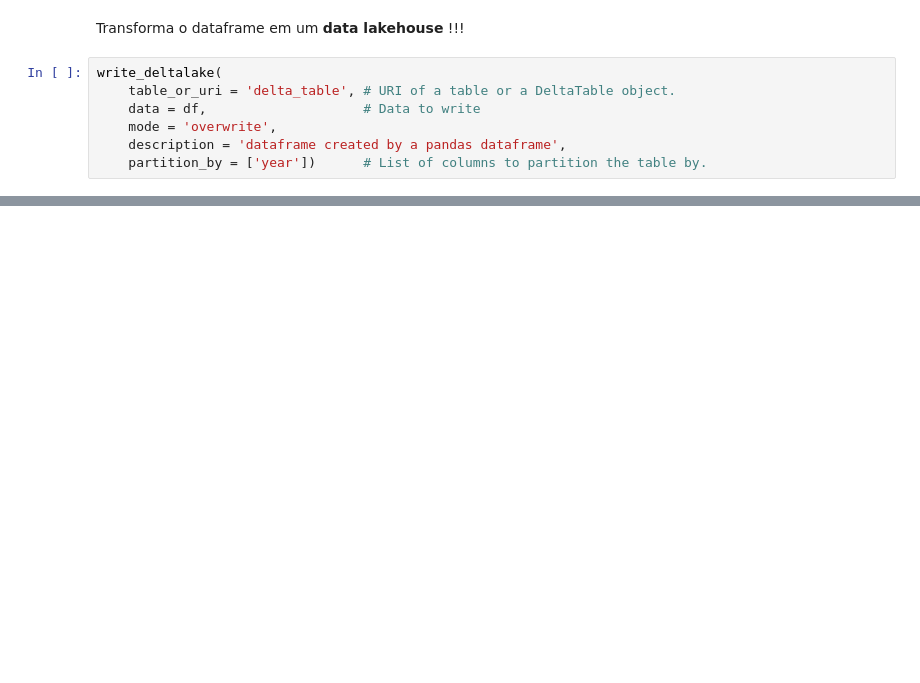
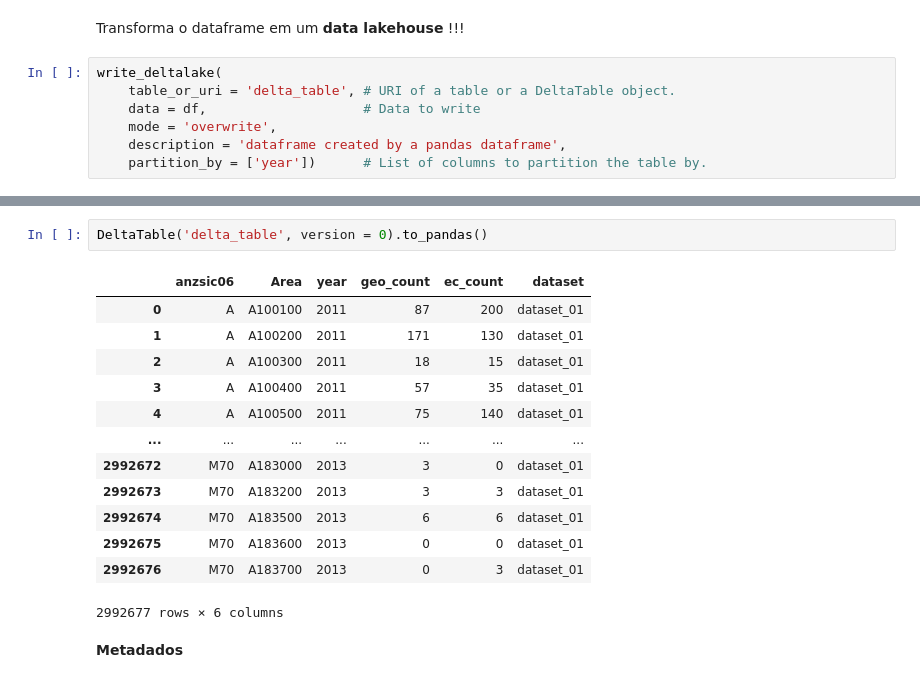
Before and after one commit to pedrohenriquecordeiro/delta-table, a Jupyter notebook: main.ipynb, the cells around one changed output, grey strips where cells are left out. Cells and saved outputs as stored; diff of their text form; blank space fills up the shorter version.

```diff
--- a/main.ipynb
+++ b/main.ipynb
@@ -35,0 +62,18 @@ write_deltalake(
+# %%
+DeltaTable('delta_table', version = 0).to_pandas()
+# %% [output]
+|  | anzsic06 | Area | year | geo_count | ec_count | dataset |
+| 0 | A | A100100 | 2011 | 87 | 200 | dataset_01 |
+| 1 | A | A100200 | 2011 | 171 | 130 | dataset_01 |
+| 2 | A | A100300 | 2011 | 18 | 15 | dataset_01 |
+| 3 | A | A100400 | 2011 | 57 | 35 | dataset_01 |
+| 4 | A | A100500 | 2011 | 75 | 140 | dataset_01 |
+| ... | ... | ... | ... | ... | ... | ... |
+| 2992672 | M70 | A183000 | 2013 | 3 | 0 | dataset_01 |
+| 2992673 | M70 | A183200 | 2013 | 3 | 3 | dataset_01 |
+| 2992674 | M70 | A183500 | 2013 | 6 | 6 | dataset_01 |
+| 2992675 | M70 | A183600 | 2013 | 0 | 0 | dataset_01 |
+| 2992676 | M70 | A183700 | 2013 | 0 | 3 | dataset_01 |
+2992677 rows × 6 columns
+# %% [markdown]
+**Metadados**
```
Also changed, not shown: parts of 24 cells of this notebook, 1 other file.
